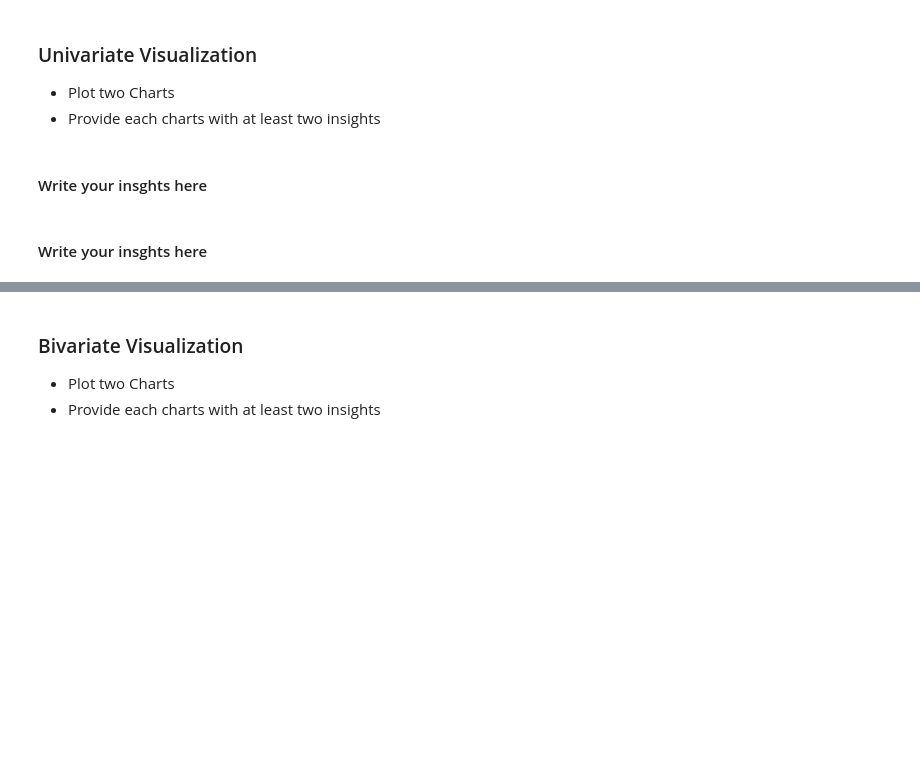
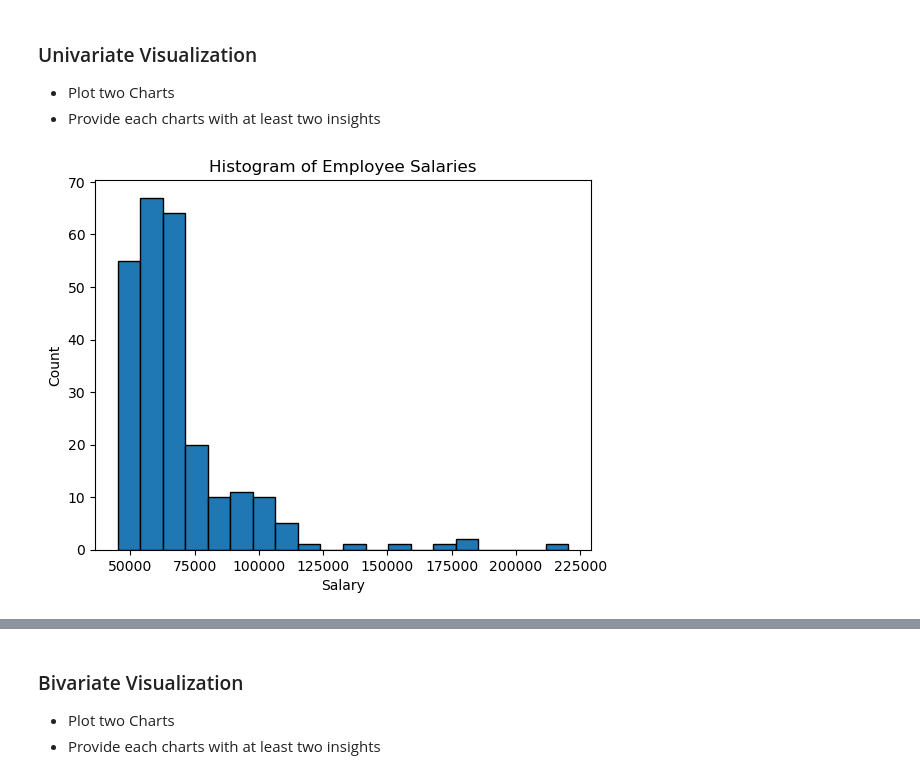
Before and after one commit to Tuwaiq-Data-Science-Bootcamp-V2/EDA-Lab1, a Jupyter notebook: EDA_Assignment .ipynb, the cells around one changed output, grey strips where cells are left out. Drawn from its saved outputs; the diff is of its cells as text; code cells hidden in the pictures; blank space fills up the shorter version.

```diff
--- a/EDA_Assignment .ipynb
+++ b/EDA_Assignment .ipynb
@@ -4,0 +9,2 @@
+# %%
+df = pd.read_csv("HR_Missing_Vslues.csv")
@@ -6,7 +33,11 @@
 ### Univariate Visualization
 * Plot two Charts
 * Provide each charts with at least two insights
-# %% [markdown]
-#### Write your insghts here
-# %% [markdown]
-#### Write your insghts here
+# %%
+plt.hist(df["Salary"], bins=20, edgecolor='black')
+plt.xlabel("Salary")
+plt.ylabel("Count")
+plt.title("Histogram of Employee Salaries")
+plt.show()
+# %% [output]
+[figure, added]
```
Also changed, not shown: parts of 17 cells of this notebook, 1 other file.
